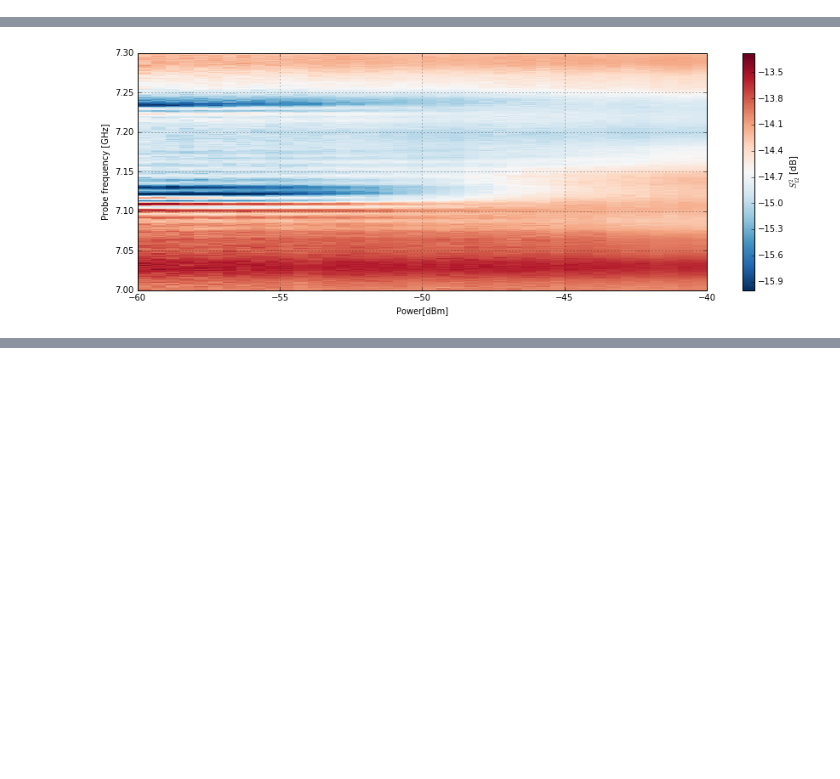
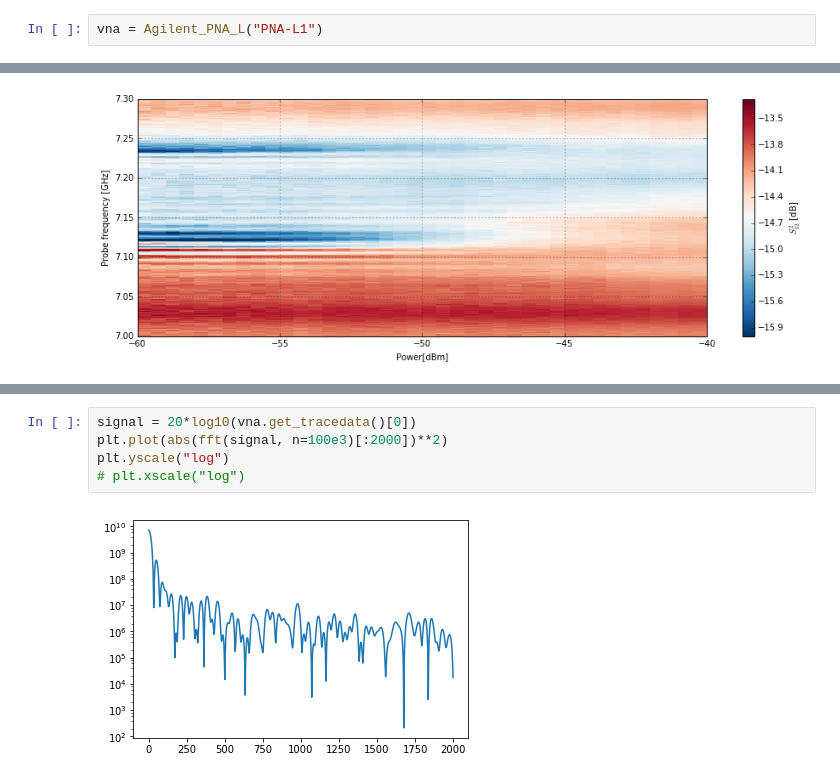
Before and after one commit to niobiumpro/Measurement-automation, a Jupyter notebook: Measurements.ipynb, the cells around one changed output, grey strips where cells are left out. Cells and saved outputs as stored; diff of their text form; blank space fills up the shorter version.

```diff
--- a/Measurements.ipynb
+++ b/Measurements.ipynb
@@ -16,3 +11,5 @@ VISA resource: ZNB
+# %%
+vna = Agilent_PNA_L("PNA-L1")
 # %% [markdown]
 ## Запись пропускания в зависимости от времени
 # %%
@@ -117,0 +120,7 @@ plt.grid()
+# %%
+signal = 20*log10(vna.get_tracedata()[0])
+plt.plot(abs(fft(signal, n=100e3)[:2000])**2)
+plt.yscale("log")
+# plt.xscale("log")
+# %% [output]
+[figure, added]
```
Also changed, not shown: parts of 5 cells of this notebook, 24 other files.
